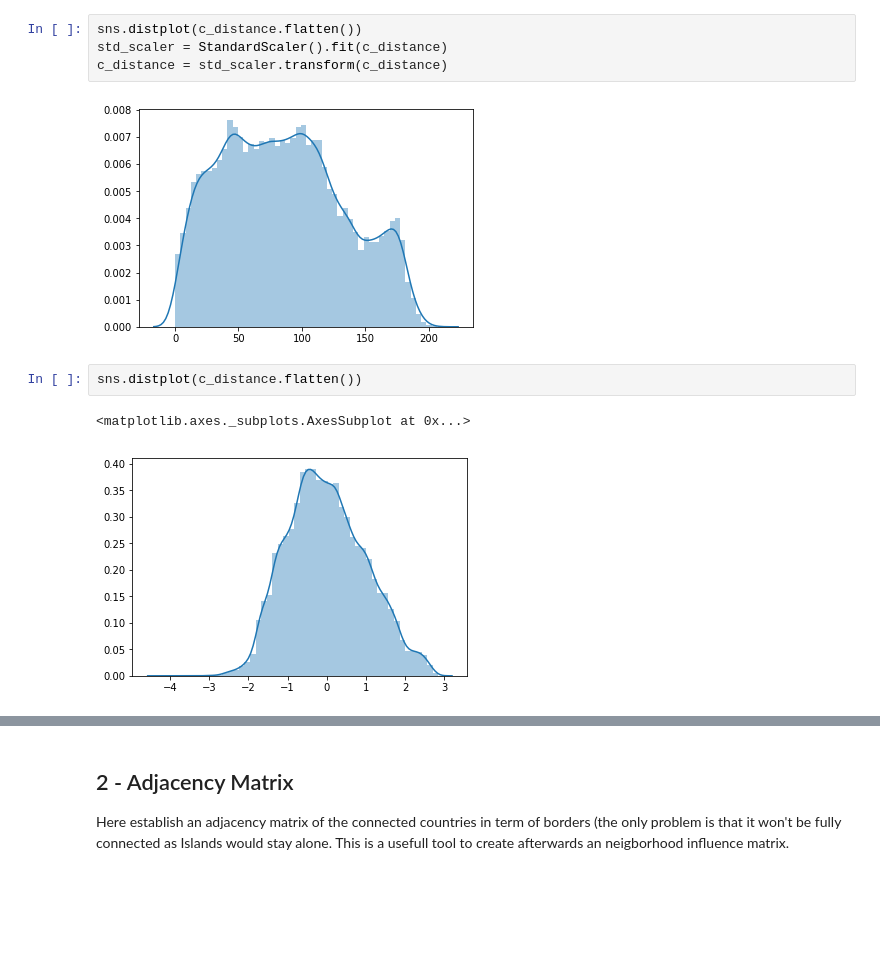
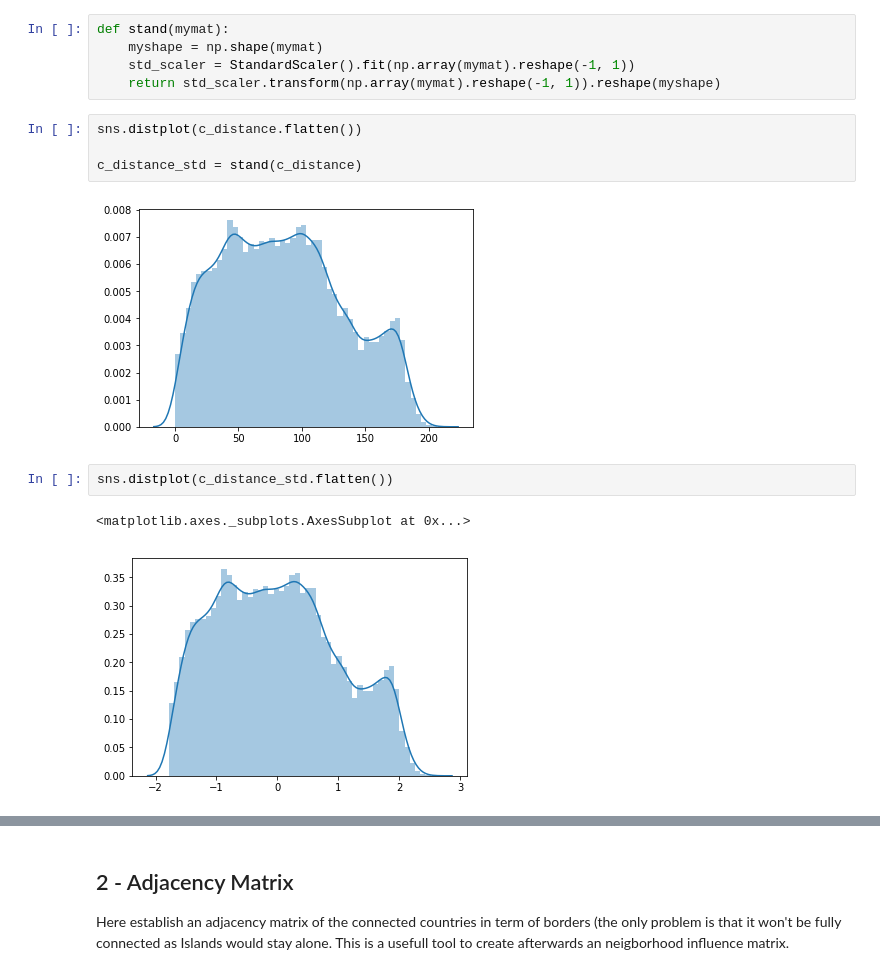
Before and after one commit to LailaHms/ADA2017_Homeworks, a Jupyter notebook: Project/GeoMetrics/country_distances.ipynb, the cells around one changed output, grey strips where cells are left out. Drawn from its saved outputs; the diff is of its cells as text; blank space fills up the shorter version.

```diff
--- a/Project/GeoMetrics/country_distances.ipynb
+++ b/Project/GeoMetrics/country_distances.ipynb
@@ -38,17 +38,22 @@ for i in range(len(c_latlng)):
         except:
             print(i,j)
             c_distance[i,j] = np.nan
+# %%
+def stand(mymat):
+    myshape = np.shape(mymat)
+    std_scaler = StandardScaler().fit(np.array(mymat).reshape(-1, 1))
+    return std_scaler.transform(np.array(mymat).reshape(-1, 1)).reshape(myshape)
 # %%
 sns.distplot(c_distance.flatten())
-std_scaler = StandardScaler().fit(c_distance)
-c_distance = std_scaler.transform(c_distance)
+
+c_distance_std = stand(c_distance)
 # %% [output]
 [figure]
 # %%
-sns.distplot(c_distance.flatten())
+sns.distplot(c_distance_std.flatten())
 # %% [output]
 <matplotlib.axes._subplots.AxesSubplot at 0x...>
-[figure, old version]
+[figure, new version]
 # %%
 plt.figure(num=1,figsize=[10,10])
 plt.matshow(c_distance,fignum=1)
```
Also changed, not shown: parts of 9 cells of this notebook, 8 other files.
